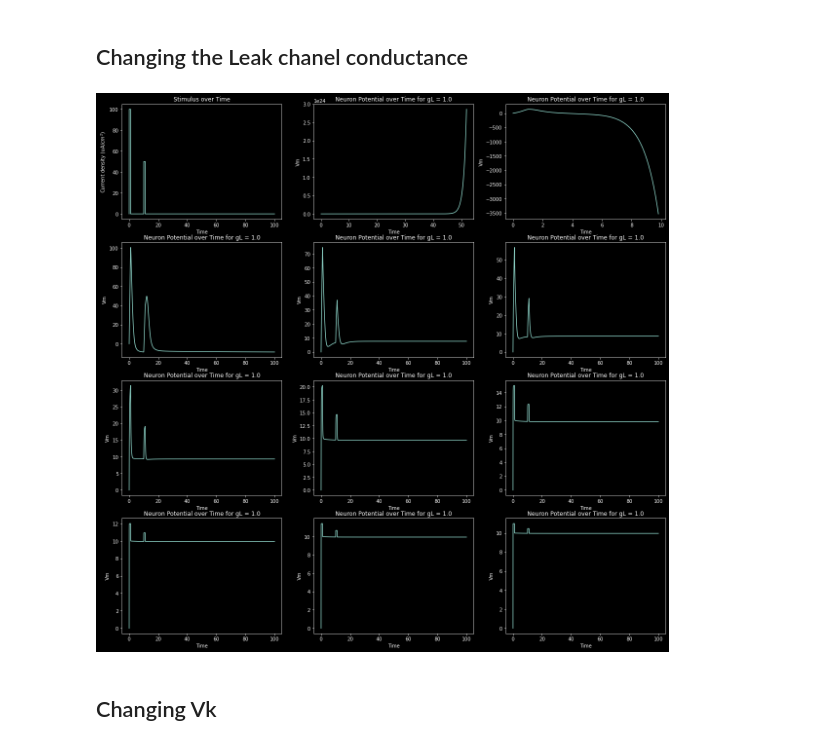
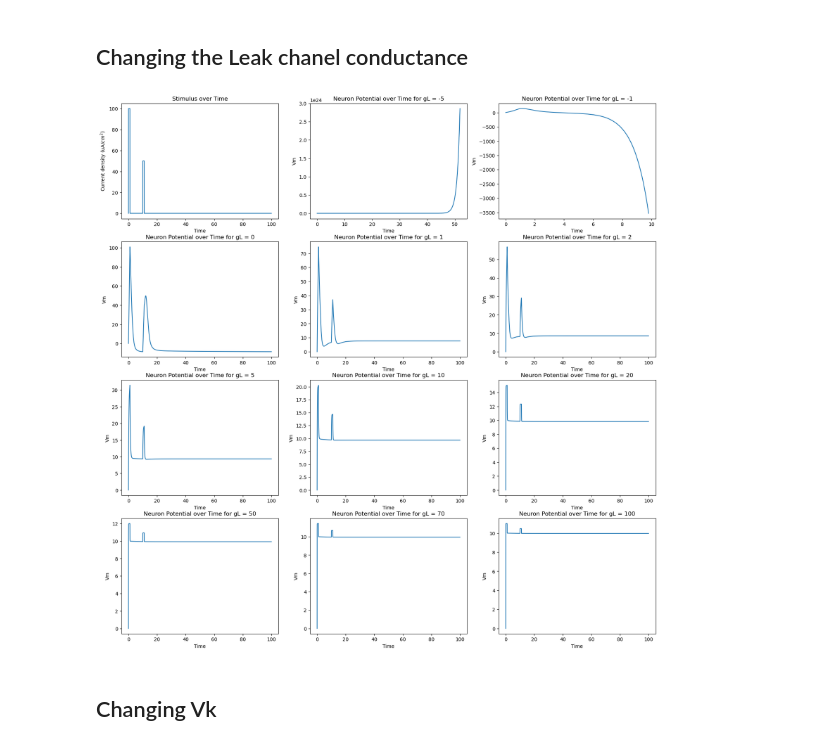
Before and after one commit to pdparakh108/Hodgkin_Huxley_Ising_simulation, a Jupyter notebook: HH_implementation/HH_Model_and_parameters.ipynb, the cells around one changed output. Cells and saved outputs as stored; diff of their text form; code cells hidden in the pictures.

```diff
--- a/HH_implementation/HH_Model_and_parameters.ipynb
+++ b/HH_implementation/HH_Model_and_parameters.ipynb
@@ -142,4 +141,9 @@ ax[5].plot(t, gNa * np.power(results[:, 2], 3.0) * results[:, 3] * (results[:, 0
 # ax[5].plot(t, gL * (results[:, 0] - Vl), label='L') ## LEAK CURRENT PLOT
 ax[5].set_title('K and Na currents over time')
 ax[5].legend()
+# matplotlib light mode
+plt.style.use('default')
+
+# save figure as imitial_square_pulse.png with small margins
+plt.savefig('initial_square_pulse.png', bbox_inches='tight')
 # %% [output]
@@ -462,7 +468,9 @@ for i, Curr in enumerate(Cs):
     ax[i+1].plot(t, results[:, 0])
     ax[i+1].set_xlabel('Time')
     ax[i+1].set_ylabel('Vm')
-    ax[i+1].set_title('Neuron Potential over Time for C = {}'.format(C))
+    ax[i+1].set_title('Neuron Potential over Time for C = {}'.format(Curr))
+
+plt.savefig('varying_C.png', bbox_inches='tight')
 # %% [output]
  lsoda--  at t (=r1) and step size h (=r2), the
        corrector convergence failed repeatedly
@@ -496,5 +504,7 @@ for i, Curr in enumerate(gks):
     ax[i+1].plot(t, results[:, 0])
     ax[i+1].set_xlabel('Time')
     ax[i+1].set_ylabel('Vm')
-    ax[i+1].set_title('Neuron Potential over Time for gK = {}'.format(gK))
+    ax[i+1].set_title('Neuron Potential over Time for gK = {}'.format(Curr))
+
+plt.savefig('varying_gK.png', bbox_inches='tight')
 # %% [output]
@@ -528,5 +538,7 @@ for i, Curr in enumerate(gnas):
     ax[i+1].plot(t, results[:, 0])
     ax[i+1].set_xlabel('Time')
     ax[i+1].set_ylabel('Vm')
-    ax[i+1].set_title('Neuron Potential over Time for gNa = {}'.format(gNa))
+    ax[i+1].set_title('Neuron Potential over Time for gNa = {}'.format(Curr))
+
+plt.savefig('varying_gNa.png', bbox_inches='tight')
 # %% [output]
@@ -538,31 +550,33 @@ Interesting behaviour between 41 and 45. When the sodium conductance is high eno
 # %%
 fig, ax = plt.subplots(4,3,figsize=(20, 20))
 ax = ax.reshape(-1)
 
 # Plotting the stimulus over time
 ax[0].plot(t, Idv)
 ax[0].set_ylabel(r'Current density (uA/$cm^2$)')
 ax[0].set_xlabel('Time')
 ax[0].set_title('Stimulus over Time')
 
 gls = [-5, -1,0, 1,2, 5,10, 20, 50, 70, 100]
 for i, Curr in enumerate(gls):
 
     # Solve ODE system
     state = np.array([0.0, n_inf(), m_inf(), h_inf()])
     results = odeint(derivatives, state, t, args = (C, VK, VNa, Vl, gK, gNa, Curr, I_double_square))
 
     # Input stimulus
     Idv = [I_double_square(t) for t in t]
 
     # Plot neuron potential over time
     ax = ax.reshape(-1)
     ax[i+1].plot(t, results[:, 0])
     ax[i+1].set_xlabel('Time')
     ax[i+1].set_ylabel('Vm')
-    ax[i+1].set_title('Neuron Potential over Time for gL = {}'.format(gL))
+    ax[i+1].set_title('Neuron Potential over Time for gL = {}'.format(Curr))
+
+plt.savefig('varying_gL.png', bbox_inches='tight')
 # %% [output]
-[figure, old version]
+[figure, new version]
 # %% [markdown]
 ## Changing Vk
 # %%
```
Also changed, not shown: parts of 15 cells of this notebook, 15 other files.
